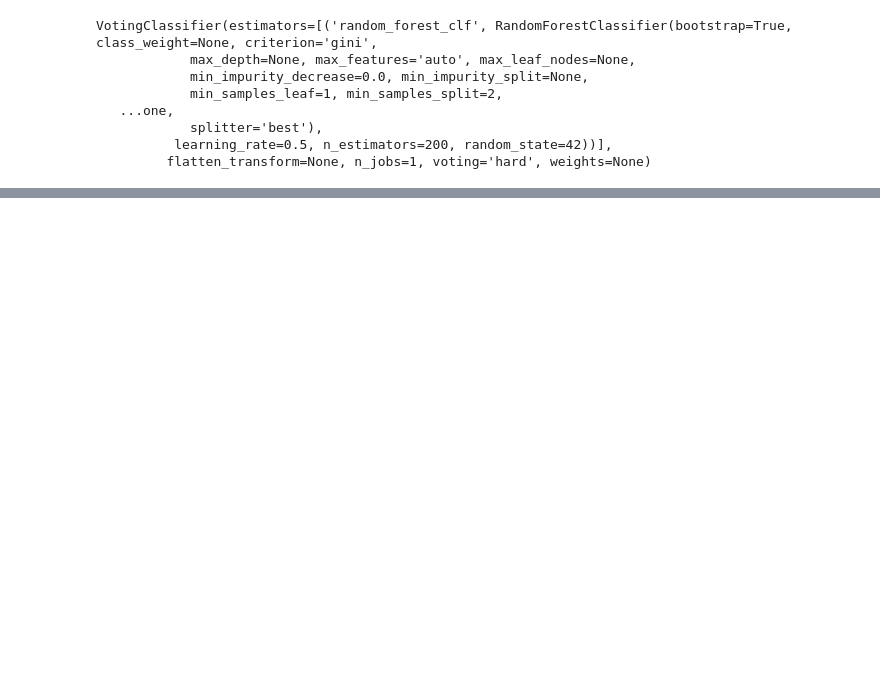
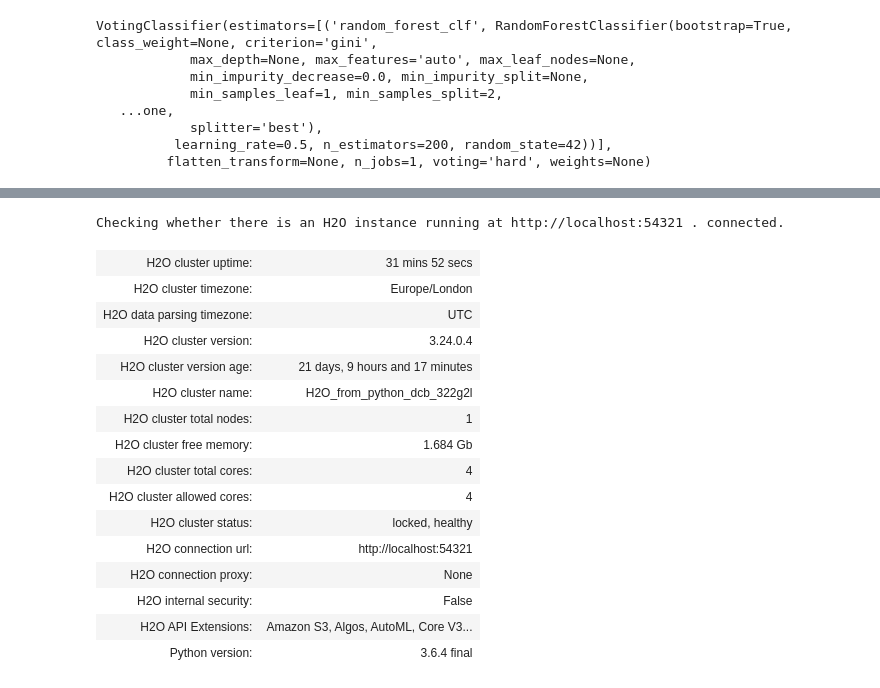
Before and after one commit to tommycon/Breast-Cancer-Prediction, a Jupyter notebook: Breast Cancer Prediction.ipynb, the cells around one changed output, grey strips where cells are left out. Drawn from its saved outputs; the diff is of its cells as text; code cells hidden in the pictures; blank space fills up the shorter version.

```diff
--- a/Breast Cancer Prediction.ipynb
+++ b/Breast Cancer Prediction.ipynb
@@ -385,0 +386,23 @@ array([[66,  0],
+# %%
+#lets test H2O AutoMl and see what it suggests
+import h2o
+h2o.init()
+from h2o.automl import H2OAutoML
+# %% [output]
+Checking whether there is an H2O instance running at http://localhost:54321 . connected.
+| H2O cluster uptime: | 31 mins 52 secs |
+| H2O cluster timezone: | Europe/London |
+| H2O data parsing timezone: | UTC |
+| H2O cluster version: | 3.24.0.4 |
+| H2O cluster version age: | 21 days, 9 hours and 17 minutes |
+| H2O cluster name: | H2O_from_python_dcb_322g2l |
+| H2O cluster total nodes: | 1 |
+| H2O cluster free memory: | 1.684 Gb |
+| H2O cluster total cores: | 4 |
+| H2O cluster allowed cores: | 4 |
+| H2O cluster status: | locked, healthy |
+| H2O connection url: | http://localhost:54321 |
+| H2O connection proxy: | None |
+| H2O internal security: | False |
+| H2O API Extensions: | Amazon S3, Algos, AutoML, Core V3... |
+| Python version: | 3.6.4 final |
```
Also changed, not shown: parts of 28 cells of this notebook.
